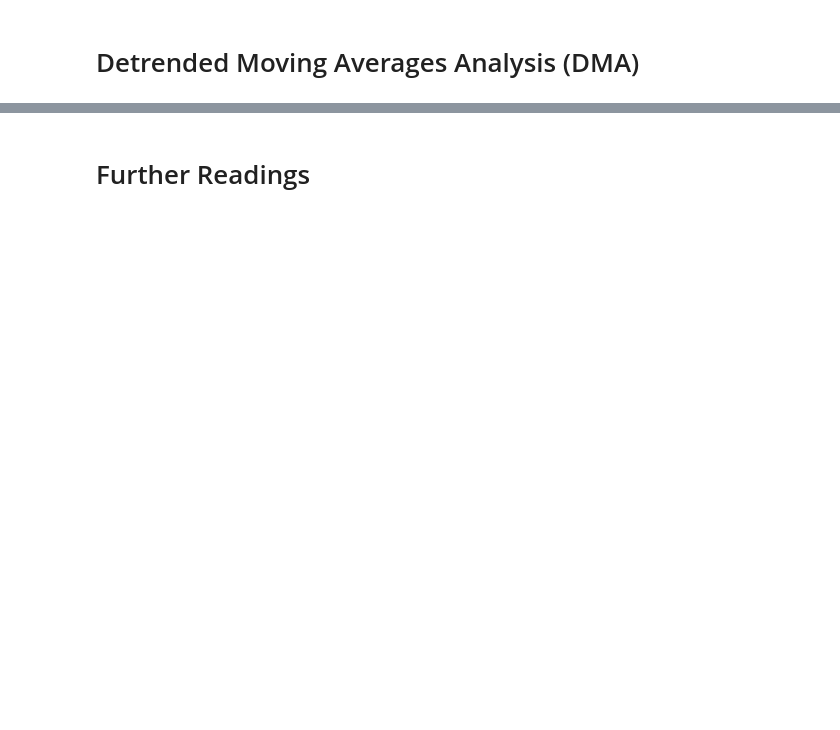
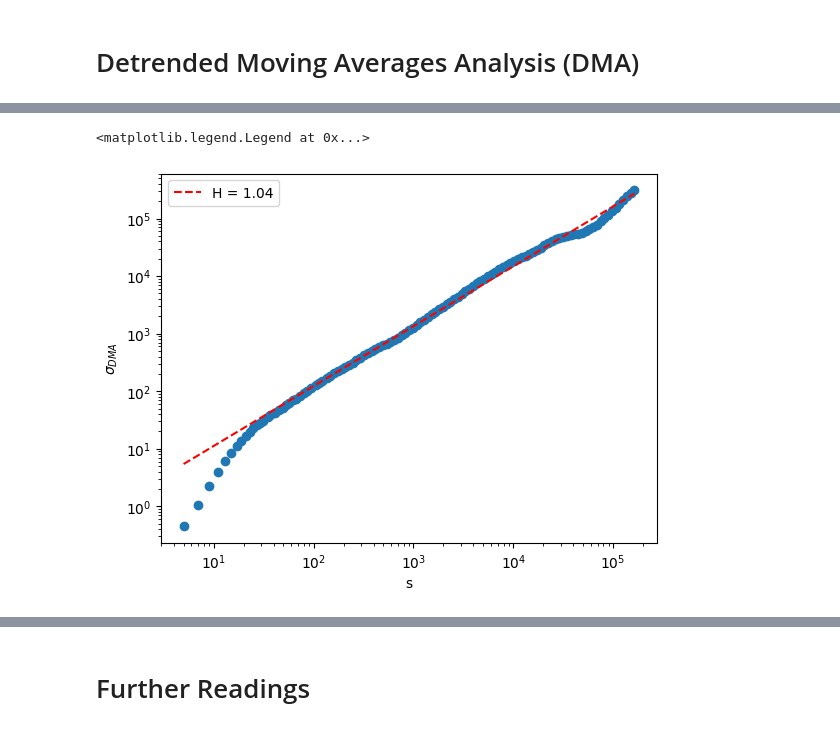
Before and after one commit to jkruse27/Tutorials, a Jupyter notebook: notebooks/scaling_analysis.ipynb, the cells around one changed output, grey strips where cells are left out. Drawn from its saved outputs; the diff is of its cells as text; code cells hidden in the pictures; blank space fills up the shorter version.

```diff
--- a/notebooks/scaling_analysis.ipynb
+++ b/notebooks/scaling_analysis.ipynb
@@ -44,0 +178,27 @@ def dma(
+# %%
+from hrv_utils.dma import dma, create_scales
+
+fs = 4
+hrv = read_file(
+    '../data/example_hrv.csv',
+    resampling_rate=fs,
+)
+
+scales = create_scales(5, len(hrv)//2)
+order = 2
+coefs = dma(hrv, scales, order)
+
+plt.scatter(scales, coefs)
+plt.xscale('log')
+plt.yscale('log')
+plt.xlabel("s")
+plt.ylabel(r"$\sigma_{DMA}$")
+
+H, intercept = np.polyfit(np.log10(scales[15:]), np.log10(coefs[15:]), 1)
+line = H*np.log10(scales)+intercept
+plt.plot(scales, np.power(10, line), 'r--', label=f"H = {H:.2f}")
+
+plt.legend()
+# %% [output]
+<matplotlib.legend.Legend at 0x...>
+[figure, added]
```
Also changed, not shown: parts of 13 cells of this notebook, 1 other file.
